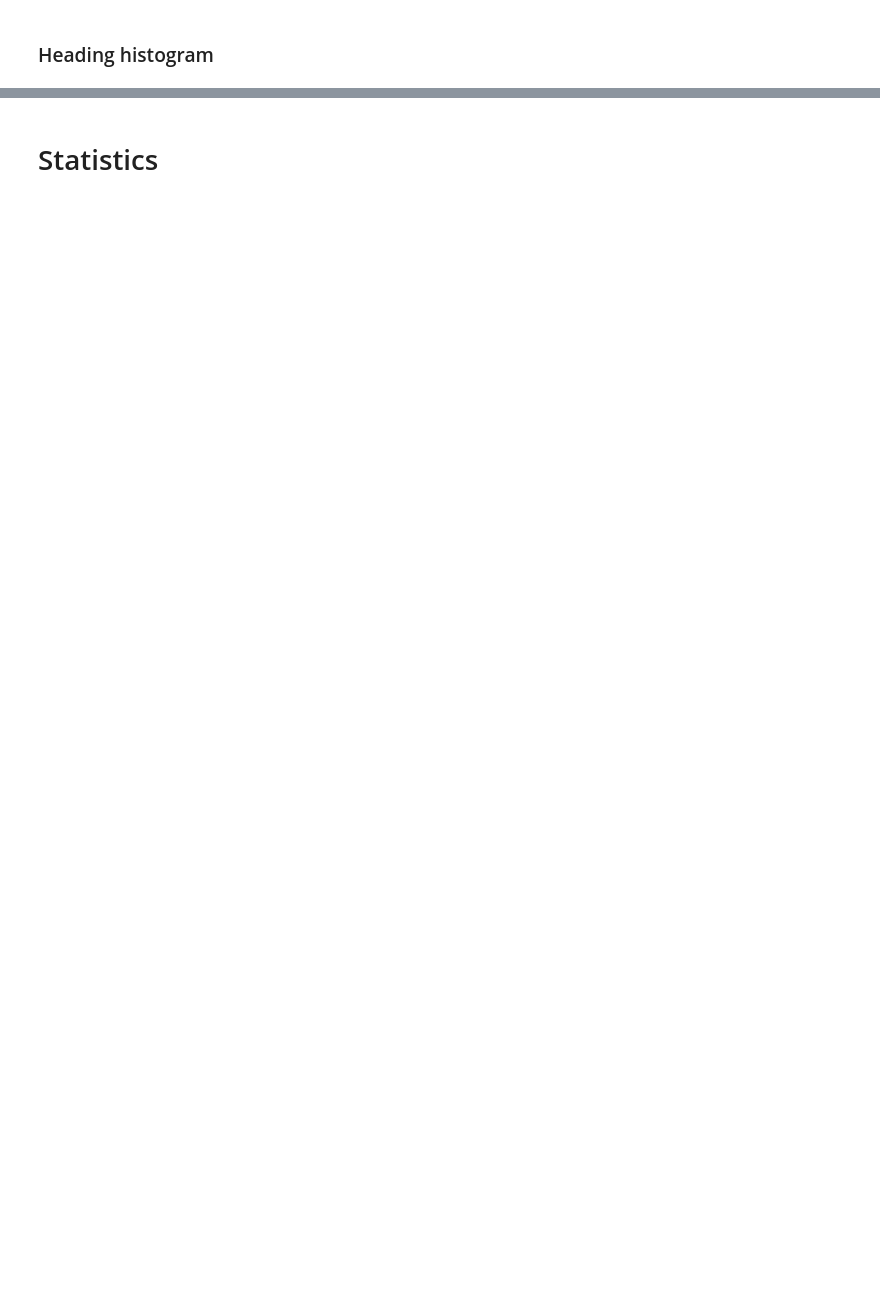
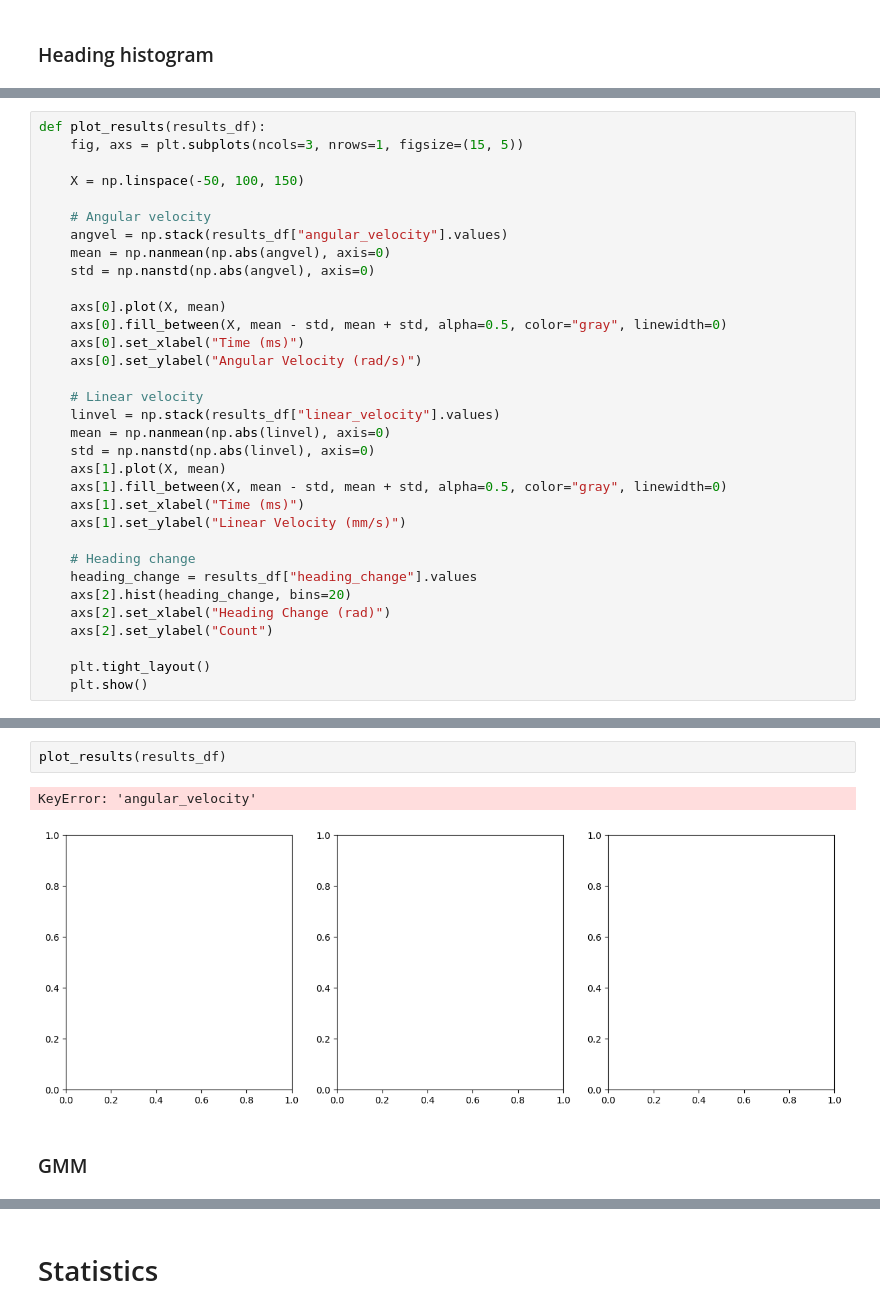
Before and after one commit to elhananby/fly_analysis, a Jupyter notebook: notebooks/BuchsbaumSchnell2024.ipynb, the cells around one changed output, grey strips where cells are left out. Drawn from its saved outputs; the diff is of its cells as text; blank space fills up the shorter version.

```diff
--- a/notebooks/BuchsbaumSchnell2024.ipynb
+++ b/notebooks/BuchsbaumSchnell2024.ipynb
@@ -1222,0 +1348,33 @@ plt.savefig(figure_save_folder + figname + ".svg", dpi=300)
+# %%
+def plot_results(results_df):
+    fig, axs = plt.subplots(ncols=3, nrows=1, figsize=(15, 5))
+
+    X = np.linspace(-50, 100, 150)
+
+    # Angular velocity
+    angvel = np.stack(results_df["angular_velocity"].values)
+    mean = np.nanmean(np.abs(angvel), axis=0)
+    std = np.nanstd(np.abs(angvel), axis=0)
+
+    axs[0].plot(X, mean)
+    axs[0].fill_between(X, mean - std, mean + std, alpha=0.5, color="gray", linewidth=0)
+    axs[0].set_xlabel("Time (ms)")
+    axs[0].set_ylabel("Angular Velocity (rad/s)")
+
+    # Linear velocity
+    linvel = np.stack(results_df["linear_velocity"].values)
+    mean = np.nanmean(np.abs(linvel), axis=0)
+    std = np.nanstd(np.abs(linvel), axis=0)
+    axs[1].plot(X, mean)
+    axs[1].fill_between(X, mean - std, mean + std, alpha=0.5, color="gray", linewidth=0)
+    axs[1].set_xlabel("Time (ms)")
+    axs[1].set_ylabel("Linear Velocity (mm/s)")
+
+    # Heading change
+    heading_change = results_df["heading_change"].values
+    axs[2].hist(heading_change, bins=20)
+    axs[2].set_xlabel("Heading Change (rad)")
+    axs[2].set_ylabel("Count")
+
+    plt.tight_layout()
+    plt.show()
@@ -1222,0 +1397,7 @@ plt.savefig(figure_save_folder + figname + ".svg", dpi=300)
+# %%
+plot_results(results_df)
+# %% [output]
+KeyError: 'angular_velocity'
+[figure, added]
+# %% [markdown]
+### GMM
```
Also changed, not shown: parts of 23 cells of this notebook, 9 other files.
